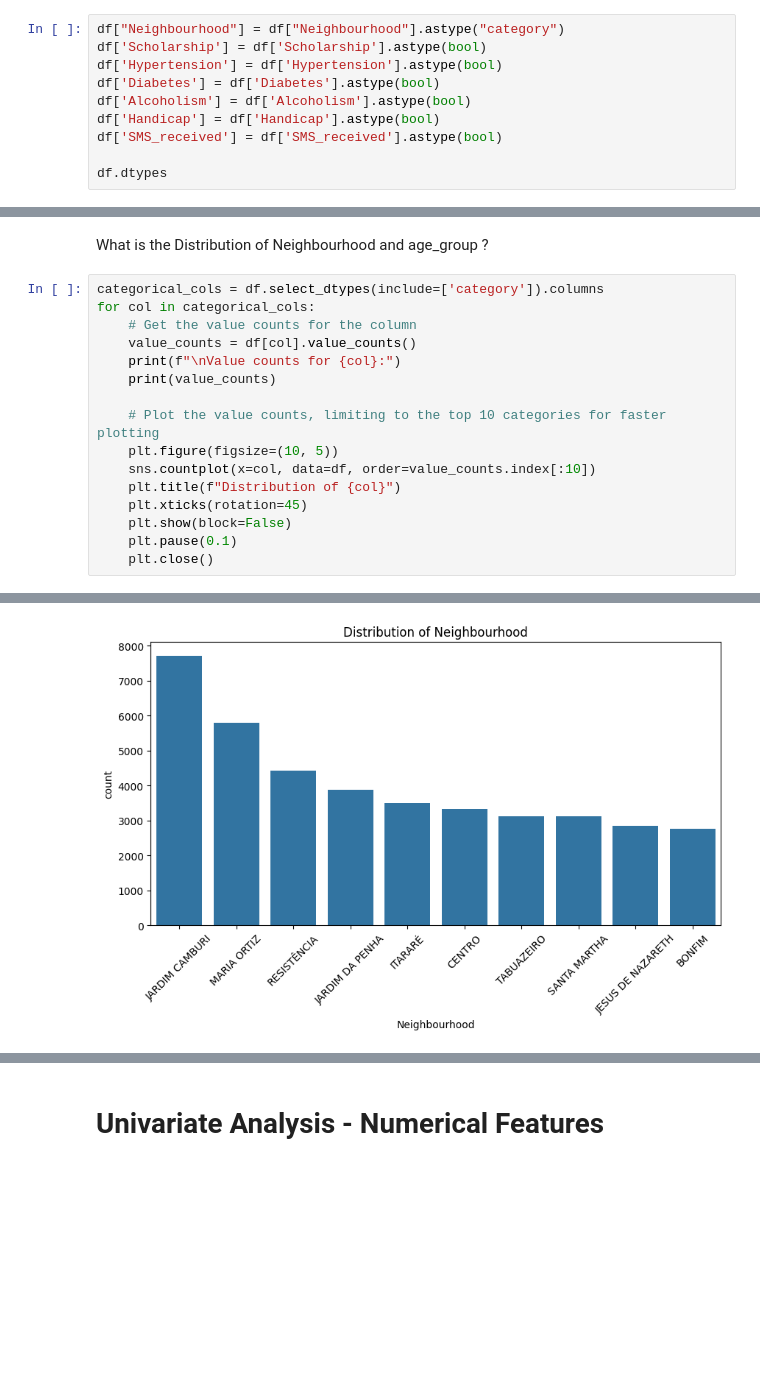
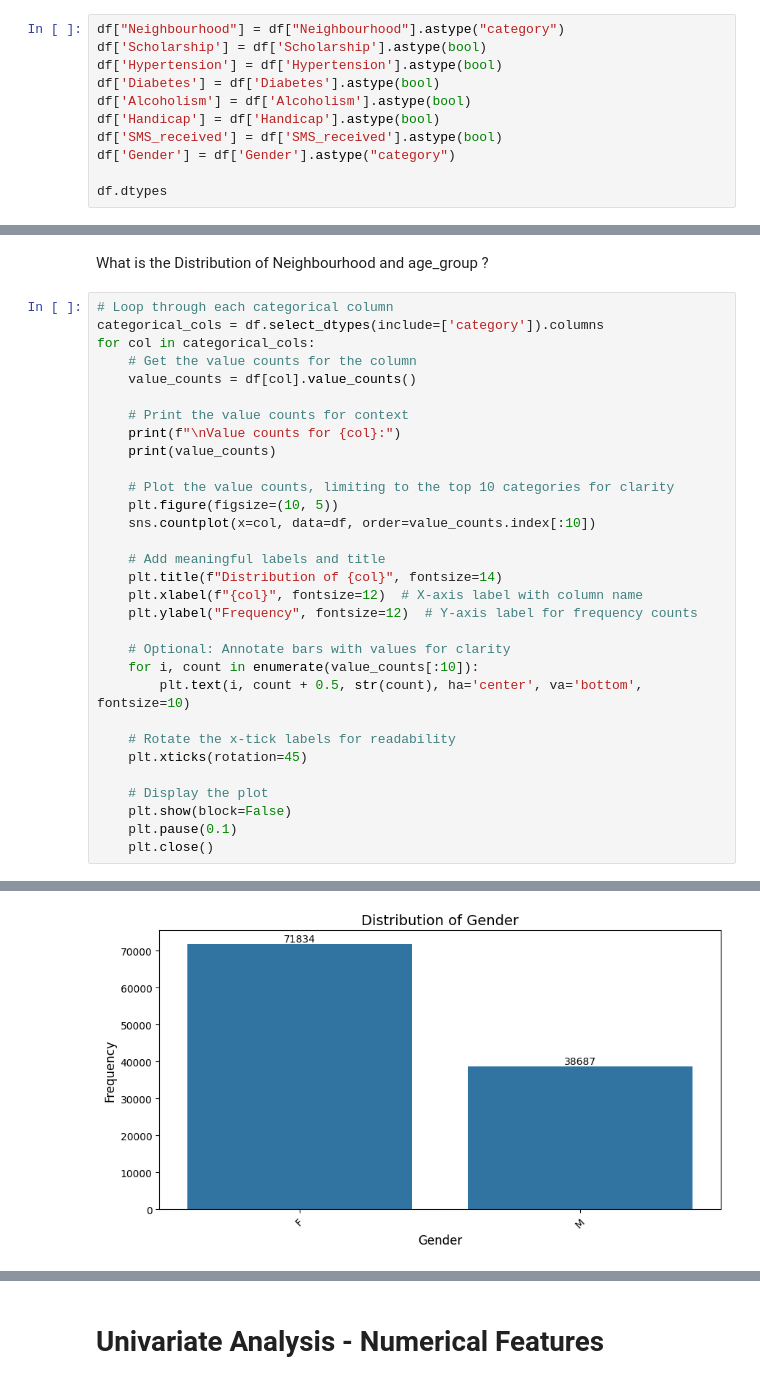
Before and after one commit to prabhursingh/No-Show, a Jupyter notebook: no show.ipynb, the cells around one changed output, grey strips where cells are left out. Cells and saved outputs as stored; diff of their text form; blank space fills up the shorter version.

```diff
--- a/no show.ipynb
+++ b/no show.ipynb
@@ -258,6 +243,7 @@ df['Diabetes'] = df['Diabetes'].astype(bool)
 df['Alcoholism'] = df['Alcoholism'].astype(bool)
 df['Handicap'] = df['Handicap'].astype(bool)
 df['SMS_received'] = df['SMS_received'].astype(bool)
+df['Gender'] = df['Gender'].astype("category")
 
 df.dtypes
 # %% [output]
@@ -347,18 +345,33 @@ Thus, most of the data types of columns are corrected. Schedule Day and Appointm
 # %% [markdown]
 What is the Distribution of Neighbourhood and age_group ?
 # %%
+# Loop through each categorical column
 categorical_cols = df.select_dtypes(include=['category']).columns
 for col in categorical_cols:
     # Get the value counts for the column
     value_counts = df[col].value_counts()
+
+    # Print the value counts for context
     print(f"\nValue counts for {col}:")
     print(value_counts)
 
-    # Plot the value counts, limiting to the top 10 categories for faster plotting
+    # Plot the value counts, limiting to the top 10 categories for clarity
     plt.figure(figsize=(10, 5))
     sns.countplot(x=col, data=df, order=value_counts.index[:10])
-    plt.title(f"Distribution of {col}")
+
+    # Add meaningful labels and title
+    plt.title(f"Distribution of {col}", fontsize=14)
+    plt.xlabel(f"{col}", fontsize=12)  # X-axis label with column name
+    plt.ylabel("Frequency", fontsize=12)  # Y-axis label for frequency counts
+
+    # Optional: Annotate bars with values for clarity
+    for i, count in enumerate(value_counts[:10]):
+        plt.text(i, count + 0.5, str(count), ha='center', va='bottom', fontsize=10)
+
+    # Rotate the x-tick labels for readability
     plt.xticks(rotation=45)
+
+    # Display the plot
     plt.show(block=False)
     plt.pause(0.1)
     plt.close()
@@ -380 +384 @@ Name: count, Length: 81, dtype: int64
-[figure, old version]
+[figure, new version]
```
Also changed, not shown: parts of 142 cells of this notebook.
